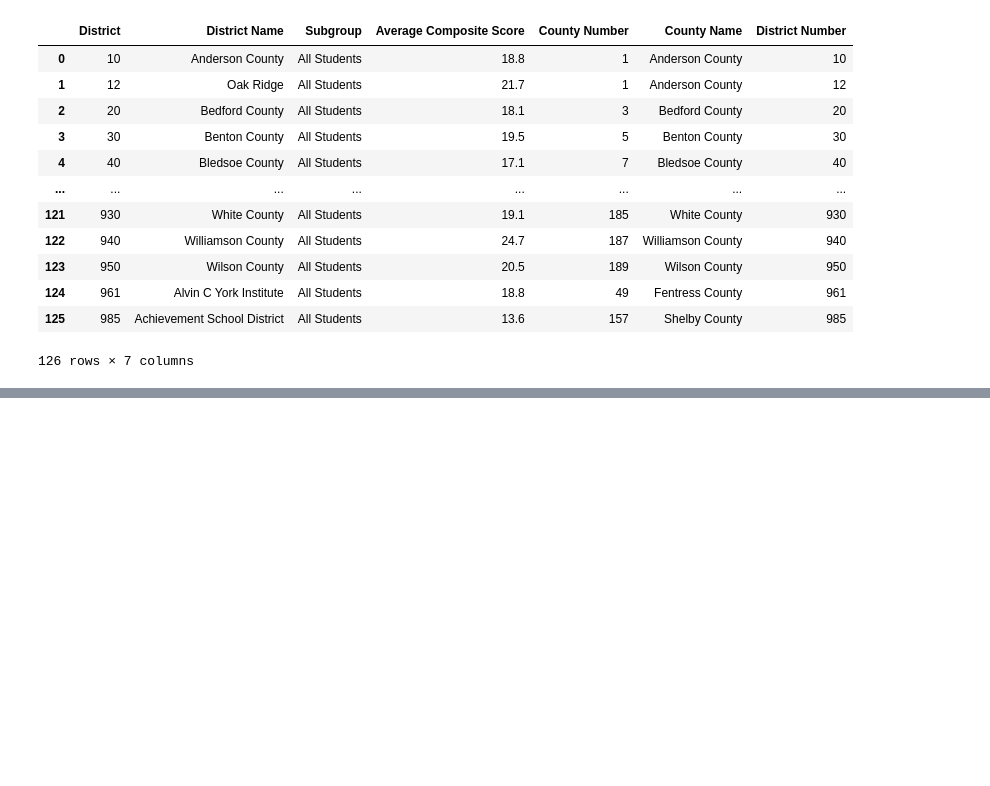
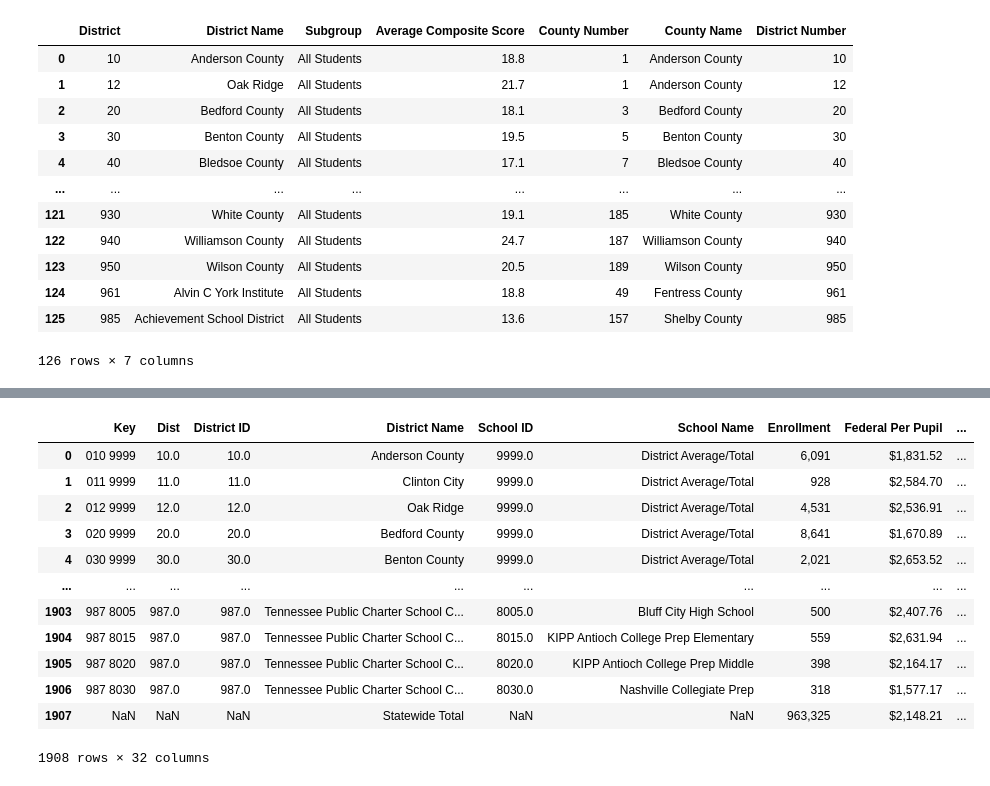
Before and after one commit to JenHall82/jen_capstone, a Jupyter notebook: notebooks/jen_capstone.ipynb, the cells around one changed output, grey strips where cells are left out. Saved outputs shown, nothing was run; the diff lists cells and outputs as text; code cells hidden in the pictures; blank space fills up the shorter version.

```diff
--- a/notebooks/jen_capstone.ipynb
+++ b/notebooks/jen_capstone.ipynb
@@ -1019,0 +1020,18 @@ ec_disv_scores
+# %%
+exp_data = pd.read_csv('../data/per-pupil-expenditures-fy22.csv')
+# %%
+exp_data
+# %% [output]
+|  | Key | Dist | District ID | District Name | School ID | School Name | Enrollment | Federal Per Pupil | ... |
+| 0 | 010 9999 | 10.0 | 10.0 | Anderson County | 9999.0 | District Average/Total | 6,091 | $1,831.52 | ... |
+| 1 | 011 9999 | 11.0 | 11.0 | Clinton City | 9999.0 | District Average/Total | 928 | $2,584.70 | ... |
+| 2 | 012 9999 | 12.0 | 12.0 | Oak Ridge | 9999.0 | District Average/Total | 4,531 | $2,536.91 | ... |
+| 3 | 020 9999 | 20.0 | 20.0 | Bedford County | 9999.0 | District Average/Total | 8,641 | $1,670.89 | ... |
+| 4 | 030 9999 | 30.0 | 30.0 | Benton County | 9999.0 | District Average/Total | 2,021 | $2,653.52 | ... |
+| ... | ... | ... | ... | ... | ... | ... | ... | ... | ... |
+| 1903 | 987 8005 | 987.0 | 987.0 | Tennessee Public Charter School C... | 8005.0 | Bluff City High School | 500 | $2,407.76 | ... |
+| 1904 | 987 8015 | 987.0 | 987.0 | Tennessee Public Charter School C... | 8015.0 | KIPP Antioch College Prep Elementary | 559 | $2,631.94 | ... |
+| 1905 | 987 8020 | 987.0 | 987.0 | Tennessee Public Charter School C... | 8020.0 | KIPP Antioch College Prep Middle | 398 | $2,164.17 | ... |
+| 1906 | 987 8030 | 987.0 | 987.0 | Tennessee Public Charter School C... | 8030.0 | Nashville Collegiate Prep | 318 | $1,577.17 | ... |
+| 1907 | NaN | NaN | NaN | Statewide Total | NaN | NaN | 963,325 | $2,148.21 | ... |
+1908 rows × 32 columns
```
Also changed, not shown: parts of 109 cells of this notebook.
